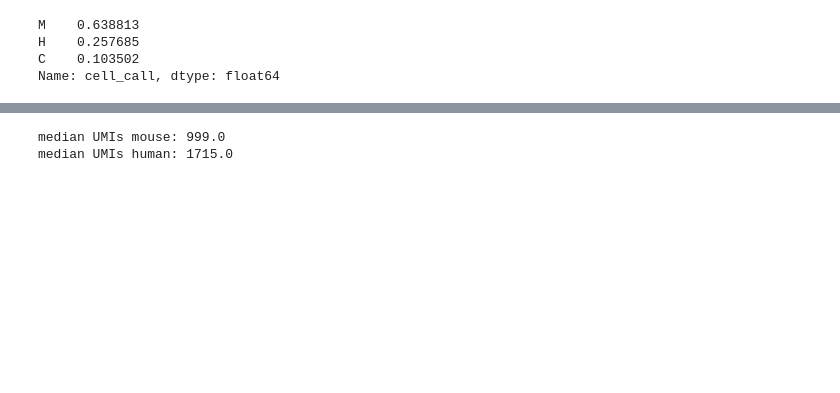
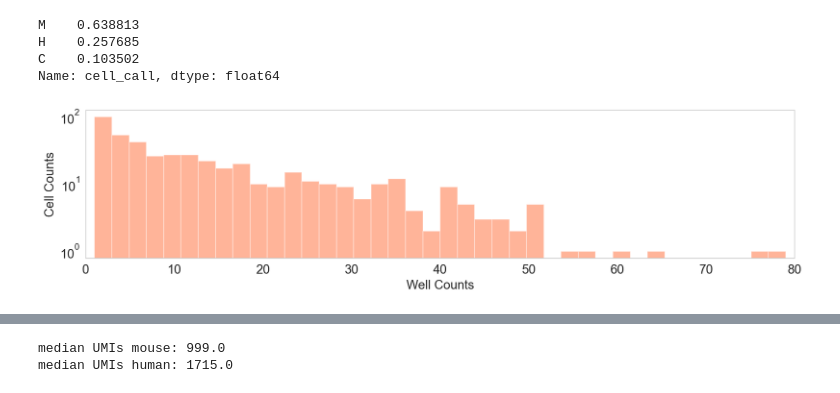
Before and after one commit to yelabucsf/spatial, a Jupyter notebook: notebooks/figures/XYZeq_fig2.ipynb, the cells around one changed output, grey strips where cells are left out. Saved outputs shown, nothing was run; the diff lists cells and outputs as text; code cells hidden in the pictures; blank space fills up the shorter version.

```diff
--- a/notebooks/figures/XYZeq_fig2.ipynb
+++ b/notebooks/figures/XYZeq_fig2.ipynb
@@ -243,3 +217,24 @@ M    0.638813
 H    0.257685
 C    0.103502
 Name: cell_call, dtype: float64
+# %%
+##plot cells per well
+well_counts_M = adata[adata.obs.cell_call == 'M'].obs.groupby('barcode').size()
+
+plt.rcParams['figure.figsize'] = [14, 3]
+
+g = sns.distplot(well_counts_M,
+             kde=False,
+             bins=40,
+             color='orangered'
+            )
+
+g.set_yscale('log')
+g.set_xlim(0,80)
+
+g.set_ylabel('Cell Counts')
+g.set_xlabel('Well Counts')
+
+plt.grid(False)
+# %% [output]
+[figure, added]
```
Also changed, not shown: parts of 17 cells of this notebook.
